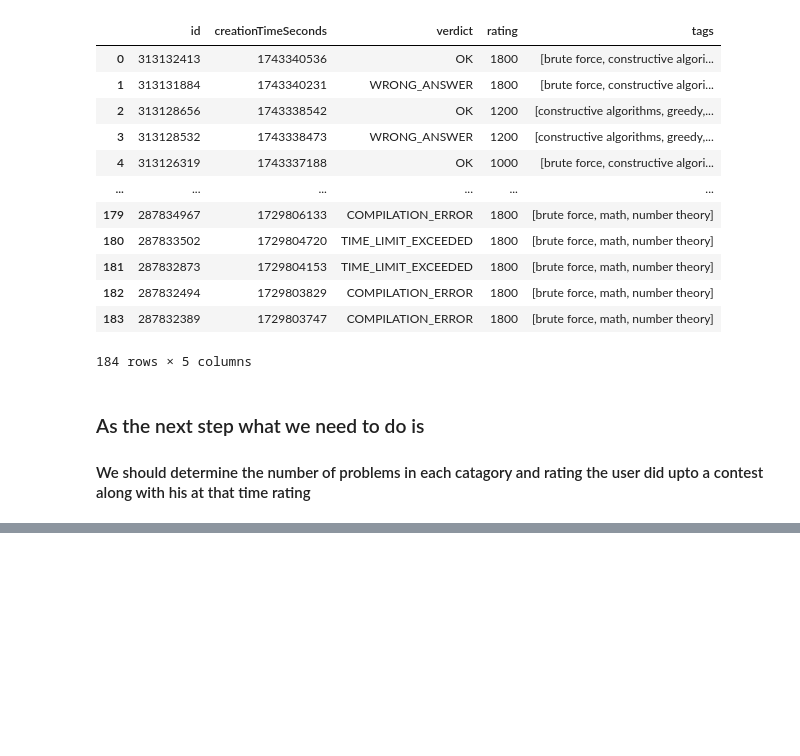
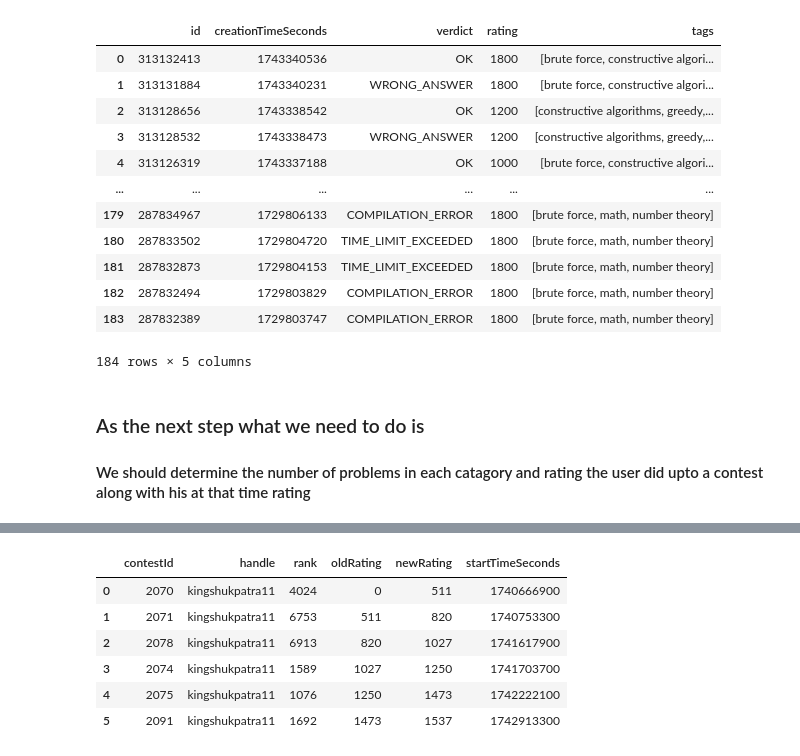
Before and after one commit to kingshuk7995/DS_first_year_project, a Jupyter notebook: Collector/analysis_user_data.ipynb, the cells around one changed output, grey strips where cells are left out. Drawn from its saved outputs; the diff is of its cells as text; code cells hidden in the pictures; blank space fills up the shorter version.

```diff
--- a/Collector/analysis_user_data.ipynb
+++ b/Collector/analysis_user_data.ipynb
@@ -199,0 +198,10 @@ combined_submission_data
+# %%
+contest_data
+# %% [output]
+|  | contestId | handle | rank | oldRating | newRating | startTimeSeconds |
+| 0 | 2070 | kingshukpatra11 | 4024 | 0 | 511 | 1740666900 |
+| 1 | 2071 | kingshukpatra11 | 6753 | 511 | 820 | 1740753300 |
+| 2 | 2078 | kingshukpatra11 | 6913 | 820 | 1027 | 1741617900 |
+| 3 | 2074 | kingshukpatra11 | 1589 | 1027 | 1250 | 1741703700 |
+| 4 | 2075 | kingshukpatra11 | 1076 | 1250 | 1473 | 1742222100 |
+| 5 | 2091 | kingshukpatra11 | 1692 | 1473 | 1537 | 1742913300 |
```
Also changed, not shown: parts of 9 cells of this notebook.
